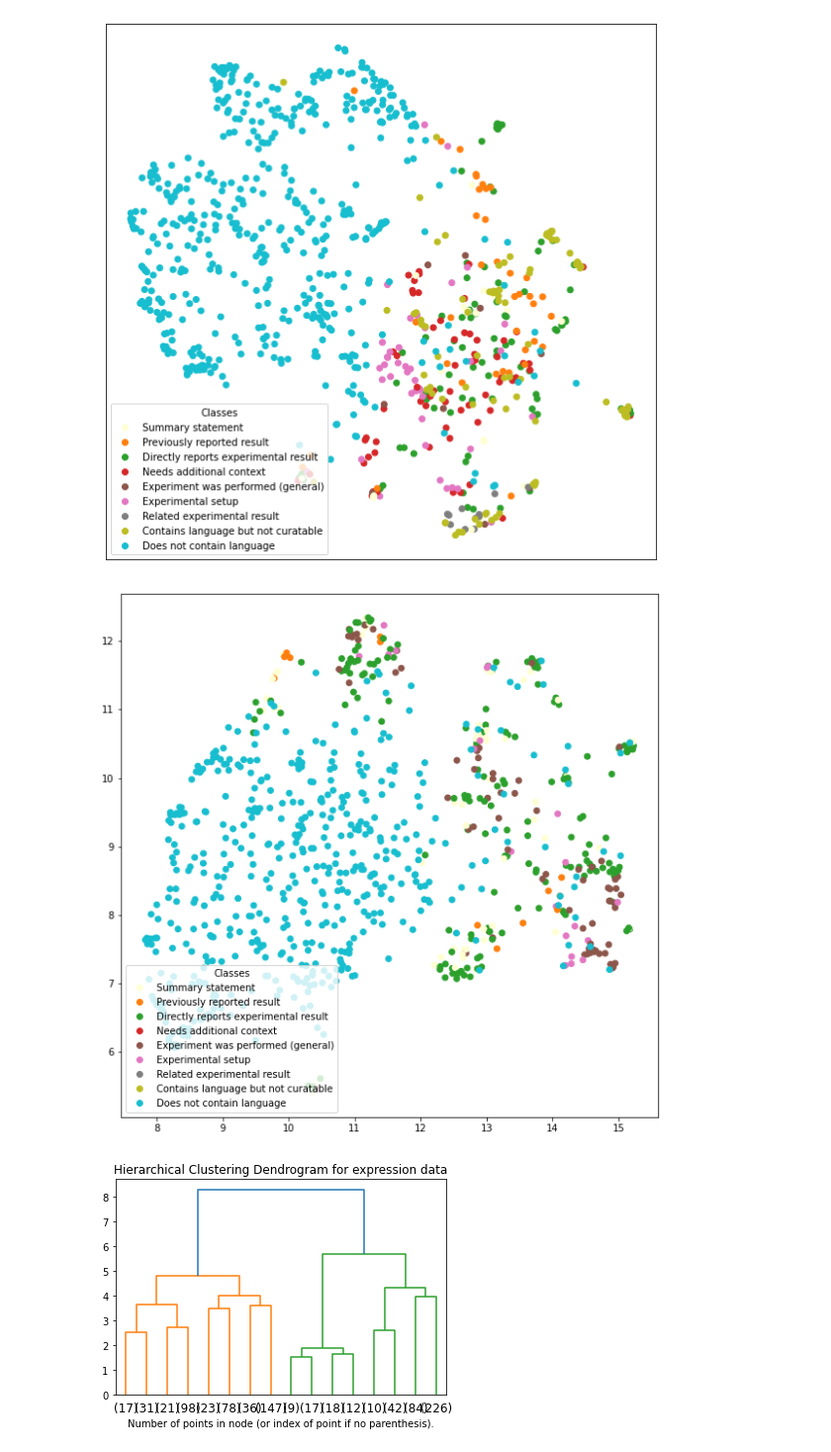
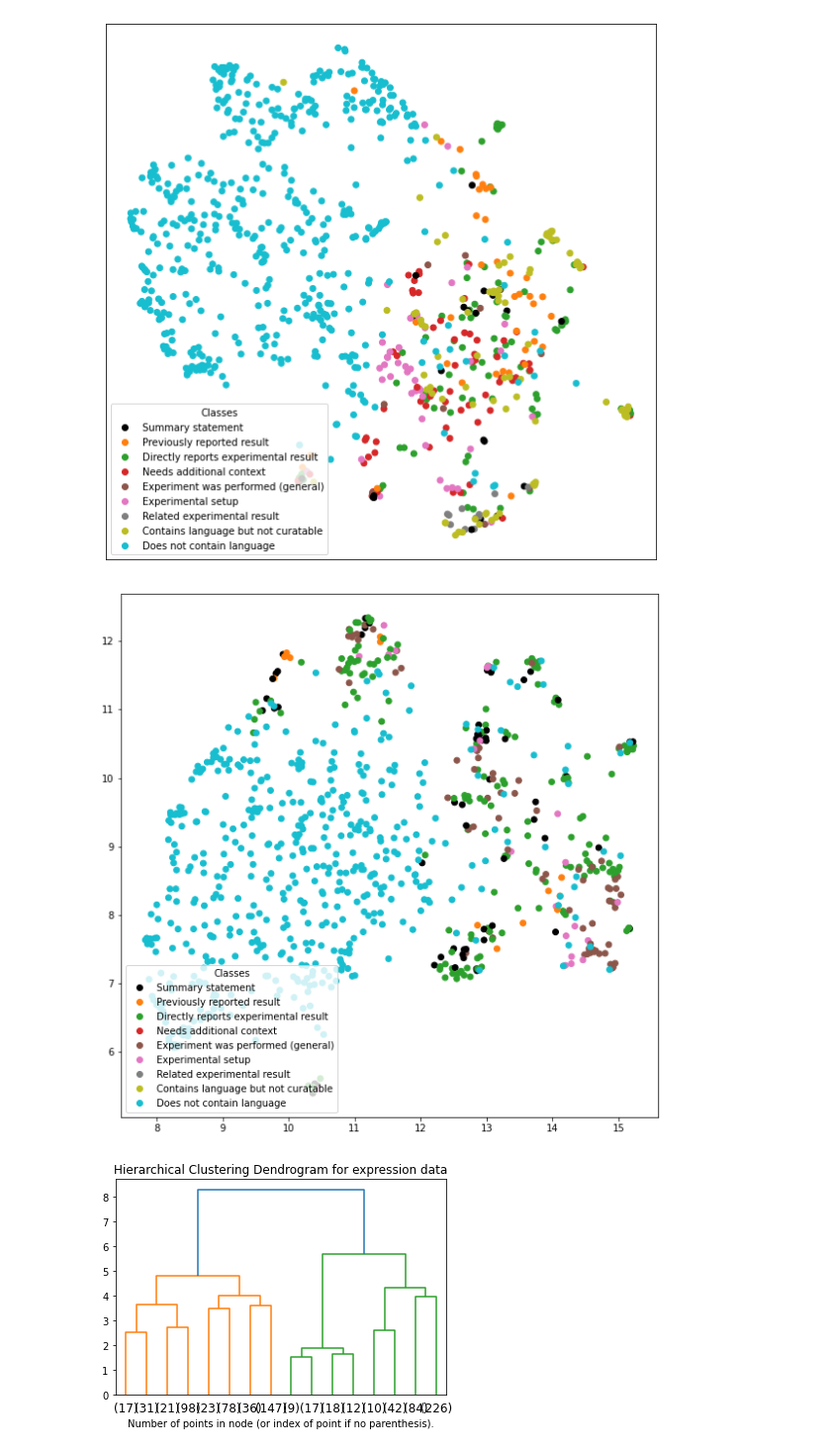
Before and after one commit to WormBase/curation-sentence-classification, a Jupyter notebook: notebooks/new_sentence_clustering.ipynb, the cells around one changed output. Shown: that part at 99% size. Cells and saved outputs as stored; diff of their text form; code cells hidden in the pictures.

Commit message:
feat(*): changed colors

```diff
--- a/notebooks/new_sentence_clustering.ipynb
+++ b/notebooks/new_sentence_clustering.ipynb
@@ -56,24 +56,24 @@ corpus_kinaseact_2d = umap_reducer.fit_transform(corpus_kinaseact)
 # %%
 from matplotlib.colors import ListedColormap
 from matplotlib import pyplot as plt
 
-colors = ListedColormap(['xkcd:eggshell','tab:orange','tab:green','tab:red','tab:purple','tab:brown','tab:pink','tab:grey','tab:olive','tab:cyan'])
+colors = ListedColormap(['black','tab:orange','tab:green','tab:red','tab:purple','tab:brown','tab:pink','tab:grey','tab:olive','tab:cyan'])
 values = [row[5] for row in cleaned_expression_data]
 classes = ['Summary statement', 'Previously reported result', 'Directly reports experimental result', 'Needs additional context', 'Experiment was performed (general)', 'Experimental setup', 'Related experimental result', 'Contains language but not curatable', 'Does not contain language']
 fig, ax = plt.subplots(figsize=(10,10))
 scatter = ax.scatter(x=list(corpus_expr_2d[:,0]), y=list(corpus_expr_2d[:,1]), c=values, cmap=colors)
 plt.xticks([])
 plt.yticks([])
 legend = ax.legend(handles=scatter.legend_elements()[0], loc="lower left", title="Classes", labels=classes)
 # %% [output]
-[figure, old version]
+[figure, new version]
 # %%
 values = [row[5] for row in cleaned_kinaseact_data]
 fig, ax = plt.subplots(figsize=(10, 10))
 ax.scatter(x=list(corpus_kinaseact_2d[:,0]), y=list(corpus_kinaseact_2d[:,1]), c=values, cmap=colors)
 legend = ax.legend(handles=scatter.legend_elements()[0], loc="lower left", title="Classes", labels=classes)
 # %% [output]
-[figure, old version]
+[figure, new version]
 # %%
 from sentence_classification.clustering import plot_dendrogram
 from matplotlib import pyplot as plt
```
